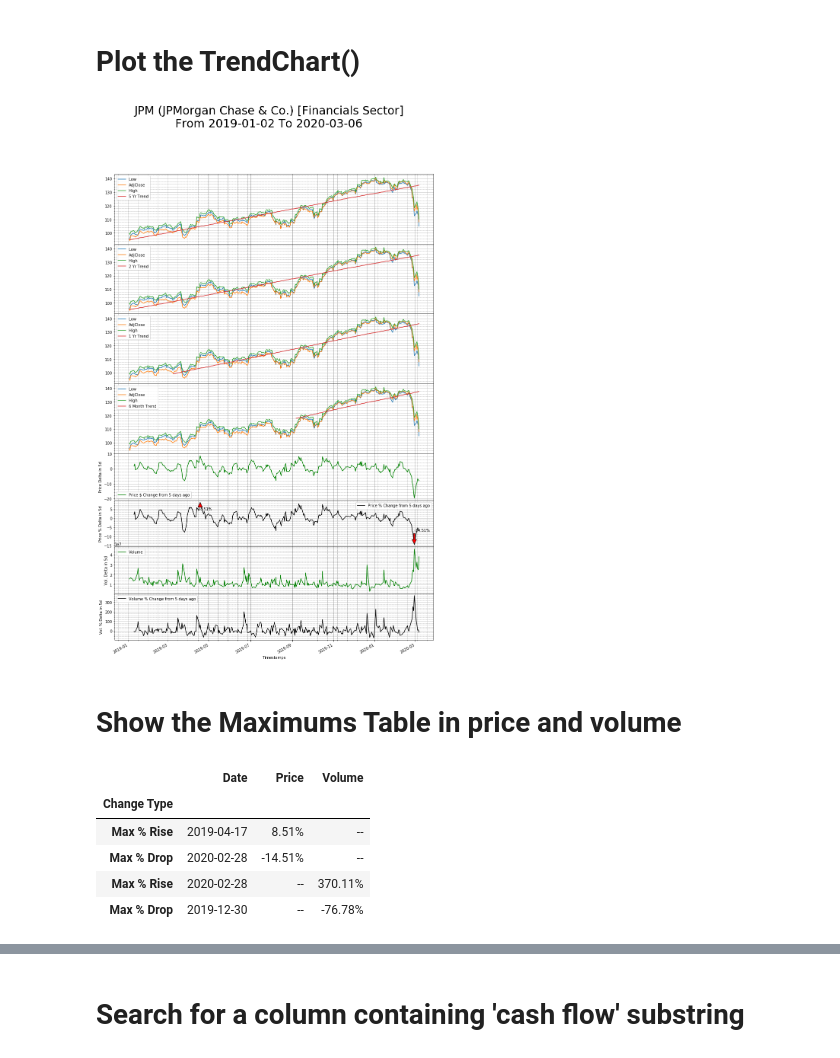
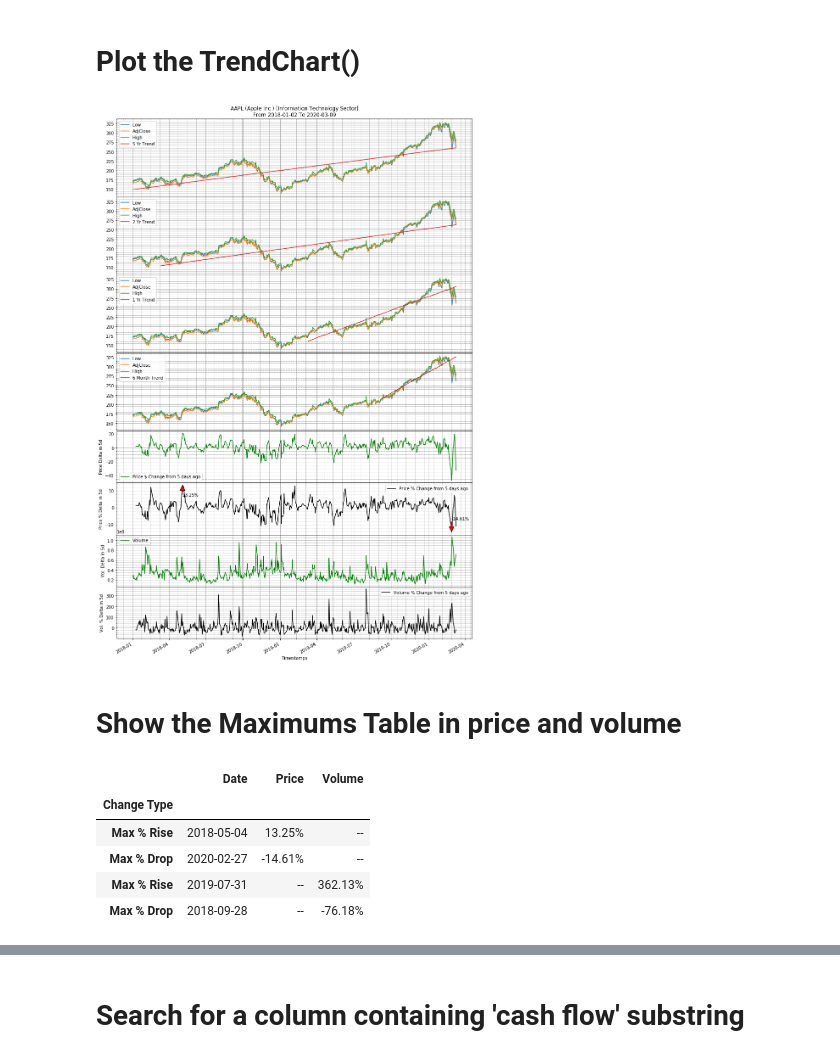
Before and after one commit to sabawi/getstockdata, a Jupyter notebook: test_data.ipynb, the cells around one changed output, grey strips where cells are left out. Saved outputs shown, nothing was run; the diff lists cells and outputs as text; code cells hidden in the pictures.

Commit message:
adding more plotting functions

```diff
--- a/test_data.ipynb
+++ b/test_data.ipynb
@@ -243,11 +243,11 @@ main_df['Net Income'].plot(figsize=(12,8), title = sd.get_stock().upper()).grid(
 # %% [markdown]
 # Plot the TrendChart()
 # %%
-price_df = sd.GetStockDataFrame('jpm')
-price_df = sd.DatesRange(price_df, '2019-01-01')
-price_data_df, maximums_table_df = sd.TrendsPlot('jpm',price_df)
+price_df = sd.GetStockDataFrame('aapl')
+price_df = sd.DatesRange(price_df, '2018-01-01')
+price_data_df, maximums_table_df = sd.PlotTrends('aapl',price_df)
 # %% [output]
-[figure, old version]
+[figure, new version]
 # %% [markdown]
 # Show the Maximums Table in price and volume
 # %%
@@ -255,10 +255,10 @@ maximums_table_df
 # %% [output]
 |  | Date | Price | Volume |
 | Change Type |  |  |  |
-| Max % Rise | 2019-04-17 | 8.51% | -- |
-| Max % Drop | 2020-02-28 | -14.51% | -- |
-| Max % Rise | 2020-02-28 | -- | 370.11% |
-| Max % Drop | 2019-12-30 | -- | -76.78% |
+| Max % Rise | 2018-05-04 | 13.25% | -- |
+| Max % Drop | 2020-02-27 | -14.61% | -- |
+| Max % Rise | 2019-07-31 | -- | 362.13% |
+| Max % Drop | 2018-09-28 | -- | -76.18% |
 # %%
 # Set the stock and get the prices dataframe
 price_df = sd.GetStockDataFrame('jpm')
```
Also changed, not shown: parts of 17 cells of this notebook, 2 other files.
